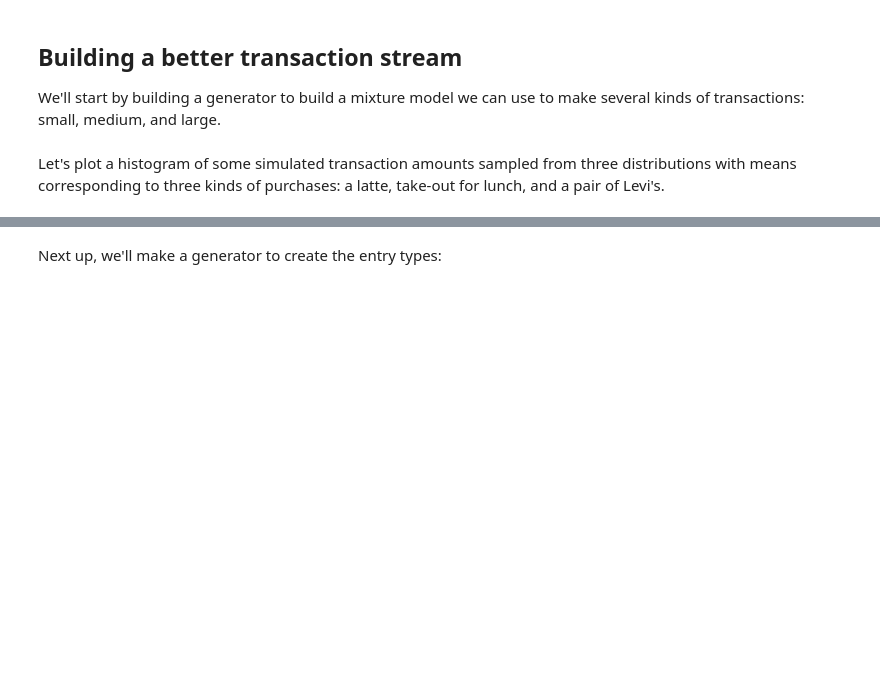
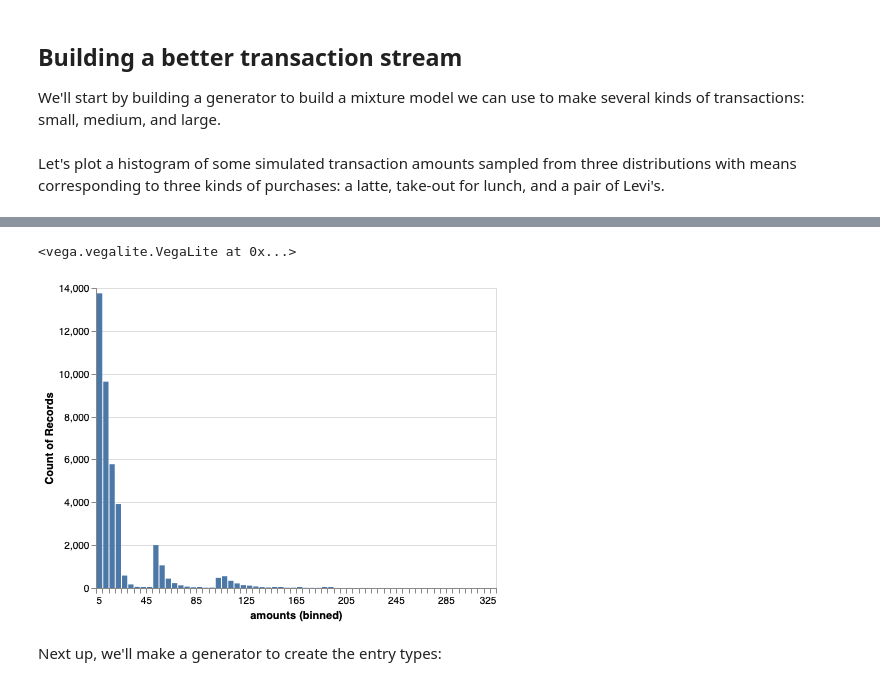
Before and after one commit to willb/fraud-notebooks, a Jupyter notebook: 00-generator.ipynb, the cells around one changed output, grey strips where cells are left out. Saved outputs shown, nothing was run; the diff lists cells and outputs as text; code cells hidden in the pictures; blank space fills up the shorter version.

```diff
--- a/00-generator.ipynb
+++ b/00-generator.ipynb
@@ -181,3 +191,17 @@ alt.Chart(source).mark_bar().encode(
+# %%
+amt = transaction_amounts([5, 10, 15, 20, 50, 100],
+                          [0.35, 0.25, 0.15, 0.1, 0.1, 0.05])
+amounts = [next(amt) for i in range(40000)]
+
+source = pd.DataFrame({"amounts": amounts})
+
+alt.Chart(source).mark_bar().encode(
+    alt.X("amounts", bin=alt.Bin(maxbins=100)),
+    y='count()',
+)
+# %% [output]
+<vega.vegalite.VegaLite at 0x...>
+[figure, added]
 # %% [markdown]
 Next up, we'll make a generator to create the entry types:
 # %%
```
Also changed, not shown: parts of 4 cells of this notebook.
